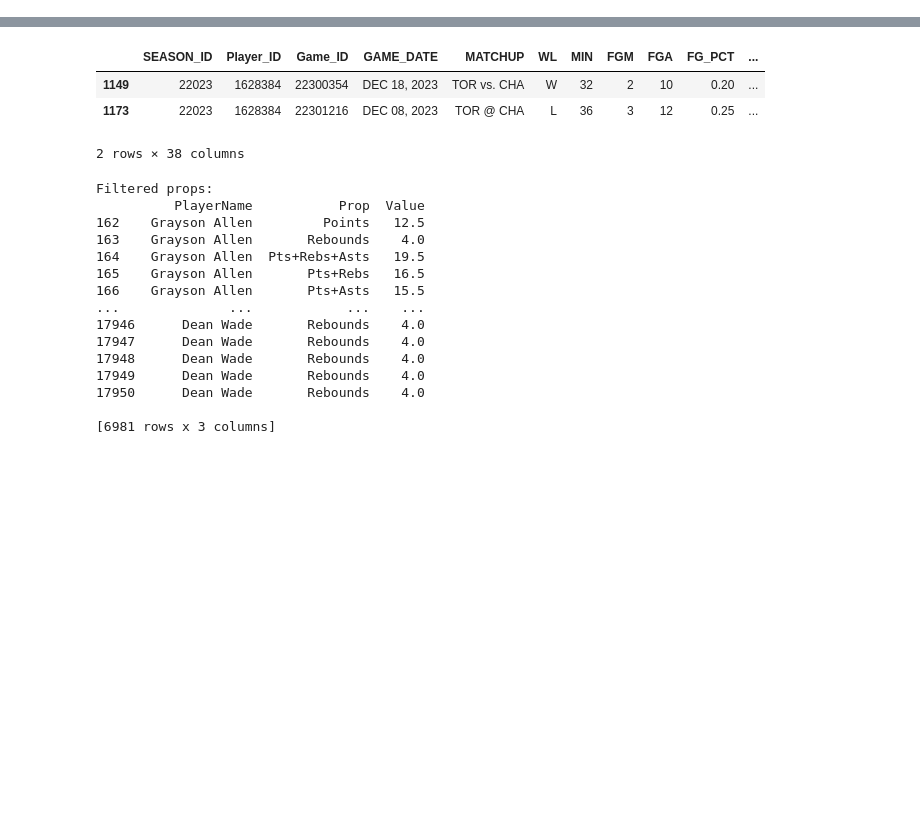
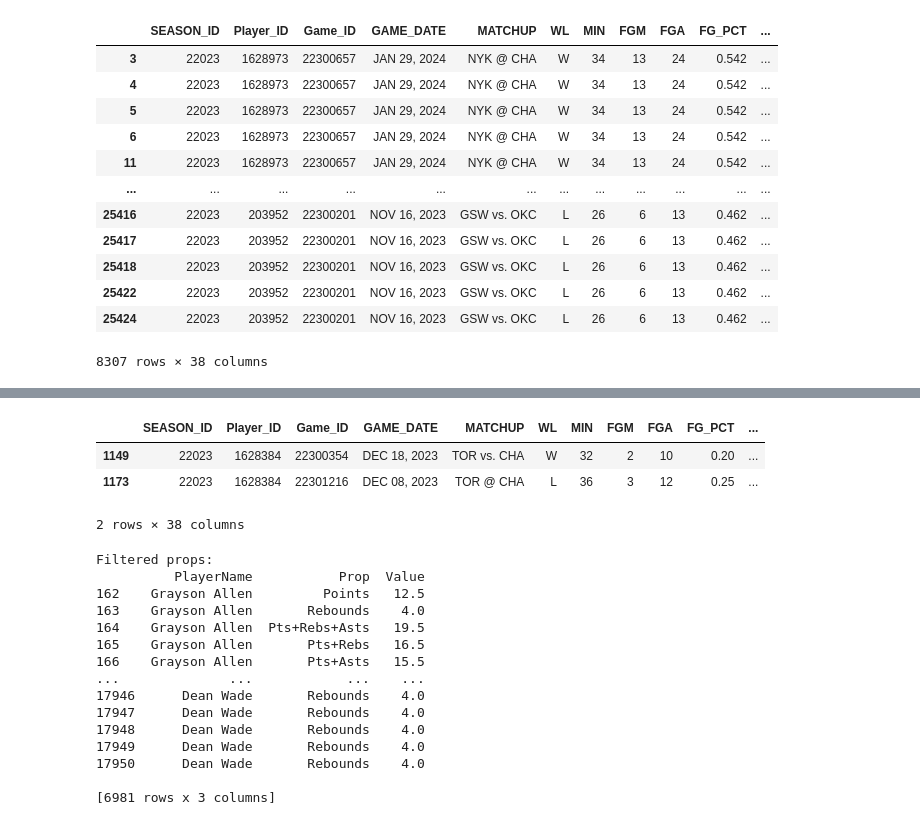
Before and after one commit to DhirenShivdasani/NBA-player-prop-analysis, a Jupyter notebook: Untitled.ipynb, the cells around one changed output, grey strips where cells are left out. Cells and saved outputs as stored; diff of their text form; code cells hidden in the pictures; blank space fills up the shorter version.

```diff
--- a/Untitled.ipynb
+++ b/Untitled.ipynb
@@ -5,3 +5,21 @@ from sklearn.model_selection import train_test_split, cross_val_score, GridSearc
 from sklearn.linear_model import LinearRegression
 from sklearn.metrics import mean_squared_error, r2_score
 from sklearn.ensemble import RandomForestRegressor, GradientBoostingRegressor
+# %%
+data = pd.read_csv('merged_data.csv')
+players_with_props = data[data['Prop'].isin(["Points", "Rebounds", 'Assists', "Pts+Rebs+Asts", "Pts+Rebs", "Pts+Asts", "Rebs+Asts"])]
+players_with_props
+# %% [output]
+|  | SEASON_ID | Player_ID | Game_ID | GAME_DATE | MATCHUP | WL | MIN | FGM | FGA | FG_PCT | ... |
+| 3 | 22023 | 1628973 | 22300657 | JAN 29, 2024 | NYK @ CHA | W | 34 | 13 | 24 | 0.542 | ... |
+| 4 | 22023 | 1628973 | 22300657 | JAN 29, 2024 | NYK @ CHA | W | 34 | 13 | 24 | 0.542 | ... |
+| 5 | 22023 | 1628973 | 22300657 | JAN 29, 2024 | NYK @ CHA | W | 34 | 13 | 24 | 0.542 | ... |
+| 6 | 22023 | 1628973 | 22300657 | JAN 29, 2024 | NYK @ CHA | W | 34 | 13 | 24 | 0.542 | ... |
+| 11 | 22023 | 1628973 | 22300657 | JAN 29, 2024 | NYK @ CHA | W | 34 | 13 | 24 | 0.542 | ... |
+| ... | ... | ... | ... | ... | ... | ... | ... | ... | ... | ... | ... |
+| 25416 | 22023 | 203952 | 22300201 | NOV 16, 2023 | GSW vs. OKC | L | 26 | 6 | 13 | 0.462 | ... |
+| 25417 | 22023 | 203952 | 22300201 | NOV 16, 2023 | GSW vs. OKC | L | 26 | 6 | 13 | 0.462 | ... |
+| 25418 | 22023 | 203952 | 22300201 | NOV 16, 2023 | GSW vs. OKC | L | 26 | 6 | 13 | 0.462 | ... |
+| 25422 | 22023 | 203952 | 22300201 | NOV 16, 2023 | GSW vs. OKC | L | 26 | 6 | 13 | 0.462 | ... |
+| 25424 | 22023 | 203952 | 22300201 | NOV 16, 2023 | GSW vs. OKC | L | 26 | 6 | 13 | 0.462 | ... |
+8307 rows × 38 columns
```
Also changed, not shown: parts of 4 cells of this notebook, 7 other files.
